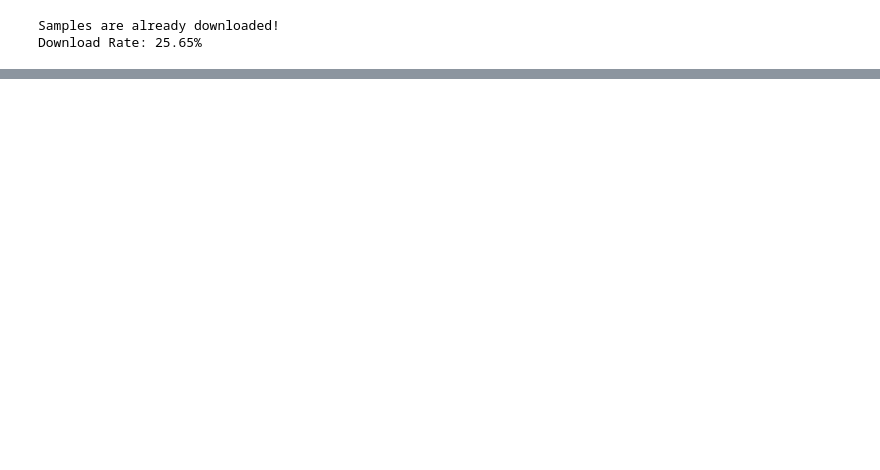
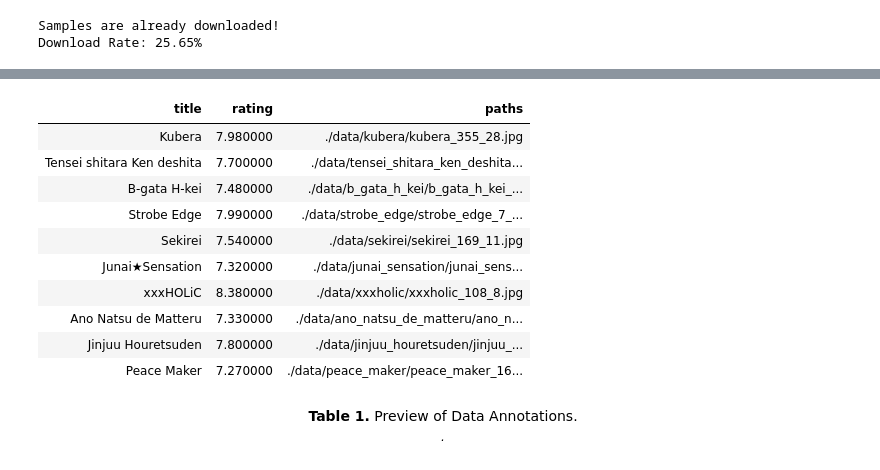
Before and after one commit to jpK1ba/ManGanda, a Jupyter notebook: ManGanda.ipynb, the cells around one changed output, grey strips where cells are left out. Saved outputs shown, nothing was run; the diff lists cells and outputs as text; code cells hidden in the pictures; blank space fills up the shorter version.

```diff
--- a/ManGanda.ipynb
+++ b/ManGanda.ipynb
@@ -407,0 +46,30 @@ df_top = get_data(5_000) # Top 5_000
+# %%
+# Necessary customizations for my machine (optional)
+import os
+# os.environ['SKIMAGE_DATADIR'] = '/tmp/.skimage_cache'
+# os.environ['XDG_CACHE_HOME'] = '/home/msds2023/jfabrero/.cache'
+
+# Importing the necessary libraries and functions
+import numpy as np
+import pandas as pd
+import matplotlib.pyplot as plt
+
+from utils.pyjanitor import auto_toc
+from utils.pickling import load_pkl, save_pkl
+from utils.data_collection import get_data, download_mangas, get_annotations
+from utils.dataset import MangaDataset
+from utils.dataloader import MangaDataloader
+from utils.manganda import MangaModel, train_model
+from utils.mangagradcam import MangaGradCAM
+from utils.utility import (plot_ratings,
+                           get_baseline,
+                           eval_model,
+                           plot_predictions,
+                           plot_test,
+                           plot_saliencies)
+
+toc = auto_toc(row_align='left')
+
+# For cleanliness
+import warnings
+warnings.filterwarnings('ignore')
@@ -508,3 +100,0 @@ dataset = MangaDataset()
-# %%
-toc.add_table(dataset.metadata.sample(10),
-              'Data Annotations')
@@ -523,0 +101,4 @@ Table 1. Preview of Data Annotations. .
+# %%
+plt.imshow(plt.imread('saves/tsukki.png')) # Displaying a sample panel
+plt.axis('off')
+toc.add_fig('Sample Panel - Haikyuu!! by Furudate Haruichi', width=100)
@@ -524 +132,18 @@ Table 1. Preview of Data Annotations. .
+# %%
+# Display a preview of the annotations built
+toc.add_table(dataset.annotations.sample(10)[['title', 'rating', 'paths']],
+              'Data Annotations')
+# %% [output]
+| title | rating | paths |
+| Kubera | 7.980000 | ./data/kubera/kubera_355_28.jpg |
+| Tensei shitara Ken deshita | 7.700000 | ./data/tensei_shitara_ken_deshita... |
+| B-gata H-kei | 7.480000 | ./data/b_gata_h_kei/b_gata_h_kei_... |
+| Strobe Edge | 7.990000 | ./data/strobe_edge/strobe_edge_7_... |
+| Sekirei | 7.540000 | ./data/sekirei/sekirei_169_11.jpg |
+| Junai★Sensation | 7.320000 | ./data/junai_sensation/junai_sens... |
+| xxxHOLiC | 8.380000 | ./data/xxxholic/xxxholic_108_8.jpg |
+| Ano Natsu de Matteru | 7.330000 | ./data/ano_natsu_de_matteru/ano_n... |
+| Jinjuu Houretsuden | 7.800000 | ./data/jinjuu_houretsuden/jinjuu_... |
+| Peace Maker | 7.270000 | ./data/peace_maker/peace_maker_16... |
+Table 1. Preview of Data Annotations. .
 # %%
```
Also changed, not shown: parts of 75 cells of this notebook, 18 other files.
